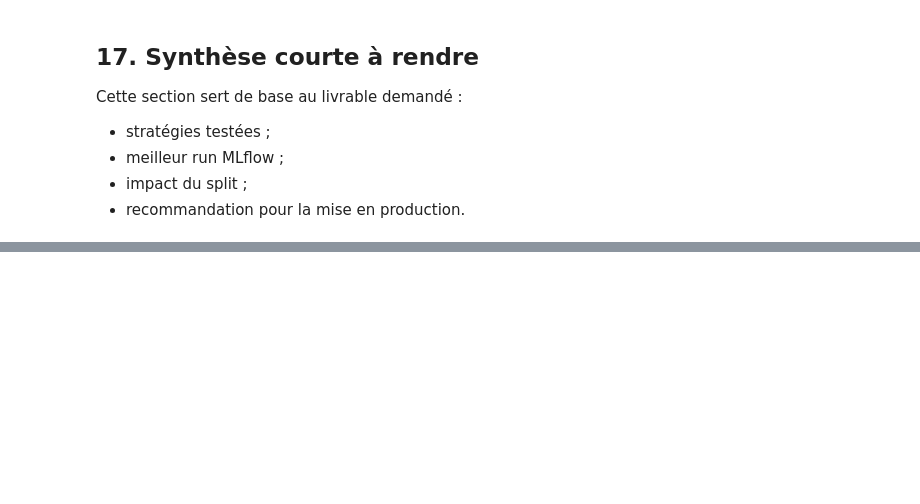
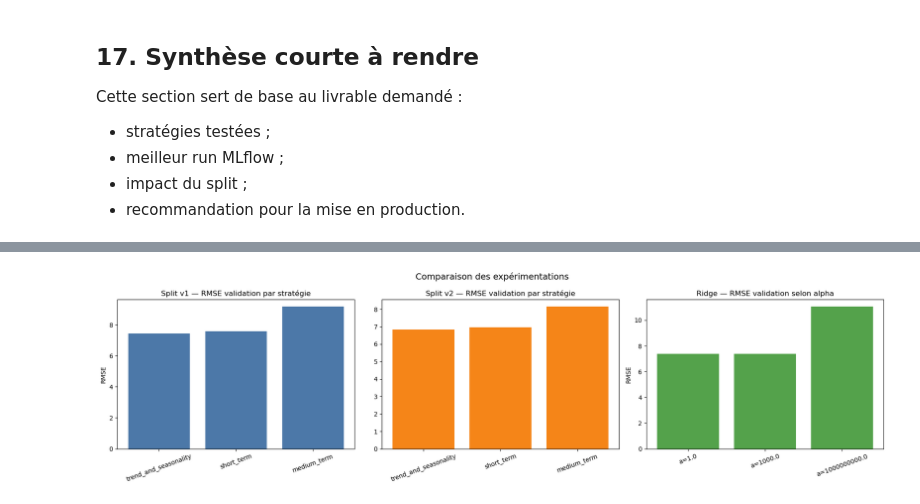
Before and after one commit to oxparade/jupyterlab, a Jupyter notebook: model_training_tp02.ipynb, the cells around one changed output, grey strips where cells are left out. Cells and saved outputs as stored; diff of their text form; code cells hidden in the pictures; blank space fills up the shorter version.

Commit message:
📊 Add TP02 temporal ML experiment comparison notebook

```diff
--- a/model_training_tp02.ipynb
+++ b/model_training_tp02.ipynb
@@ -849,0 +896,83 @@ display(Markdown(summary_md))
+# %%
+import matplotlib.pyplot as plt
+
+def _normalize_comparison_frame(frame):
+    frame = frame.copy()
+    if "strategy_name" not in frame.columns and "strategy" in frame.columns:
+        frame["strategy_name"] = frame["strategy"]
+    return frame
+
+def _get_runs_from_mlflow():
+    experiment = mlflow.get_experiment_by_name(MLFLOW_EXPERIMENT)
+    if experiment is None:
+        return None, None, None
+    runs = mlflow.search_runs([experiment.experiment_id])
+    if runs.empty:
+        return experiment, None, None
+
+    # Les colonnes `params.*` n'existent que si les runs ont bien loggé ces paramètres.
+    return experiment, runs, runs.columns.tolist()
+
+experiment, runs, columns = _get_runs_from_mlflow()
+
+# Priorité aux DataFrames déjà calculés dans le notebook, sinon on reconstruit depuis MLflow.
+can_use_memory = all(name in globals() for name in ["part1_df", "part2_df", "ridge_df"])
+
+if can_use_memory:
+    part1_plot = _normalize_comparison_frame(part1_df.sort_values("val_rmse"))
+    part2_plot = _normalize_comparison_frame(part2_df.sort_values("val_rmse"))
+    ridge_plot = ridge_df.sort_values("val_rmse").copy()
+elif runs is not None and {"params.model_type", "params.strategy_name", "metrics.val_rmse"}.issubset(set(columns)):
+    runs = runs[runs["params.strategy_name"].notna()].copy()
+    runs["val_rmse"] = runs["metrics.val_rmse"]
+    runs["val_mae"] = runs["metrics.val_mae"]
+    runs["split_strategy"] = runs["params.split_strategy"]
+    runs["strategy_name"] = runs["params.strategy_name"]
+    runs["model_type"] = runs["params.model_type"]
+
+    linear_runs = runs[runs["model_type"] == "linear_regression"].copy()
+    ridge_plot = runs[runs["model_type"] == "ridge"].copy()
+    part1_plot = linear_runs[linear_runs["split_strategy"].str.contains("2011-2012")].sort_values("val_rmse")
+    part2_plot = linear_runs[linear_runs["split_strategy"].str.contains("2013")].sort_values("val_rmse")
+else:
+    print("Aucun résultat exploitable encore. Exécuter d'abord les cellules d'entraînement pour générer les runs ou les DataFrames.")
+    part1_plot = part2_plot = ridge_plot = None
+
+if part1_plot is not None and part2_plot is not None and ridge_plot is not None:
+    fig, axes = plt.subplots(1, 3, figsize=(18, 5))
+
+    # 1) Comparaison des stratégies sur le split v1
+    axes[0].bar(part1_plot["strategy_name"], part1_plot["val_rmse"], color="#4C78A8")
+    axes[0].set_title("Split v1 — RMSE validation par stratégie")
+    axes[0].set_ylabel("RMSE")
+    axes[0].tick_params(axis="x", rotation=20)
+
+    # 2) Comparaison des stratégies sur le split v2
+    axes[1].bar(part2_plot["strategy_name"], part2_plot["val_rmse"], color="#F58518")
+    axes[1].set_title("Split v2 — RMSE validation par stratégie")
+    axes[1].tick_params(axis="x", rotation=20)
+
+    # 3) Ridge : effet de alpha
+    ridge_labels = []
+    for run_id in ridge_plot["run_id"]:
+        run = mlflow.get_run(run_id)
+        ridge_labels.append(f"a={run.data.params.get('alpha', '?')}")
+
+    axes[2].bar(ridge_labels, ridge_plot["val_rmse"], color="#54A24B")
+    axes[2].set_title("Ridge — RMSE validation selon alpha")
+    axes[2].set_ylabel("RMSE")
+    axes[2].tick_params(axis="x", rotation=20)
+
+    fig.suptitle("Comparaison des expérimentations", fontsize=14)
+    fig.tight_layout()
+
+    best_part1_run = part1_plot.iloc[0]
+    best_part2_run = part2_plot.iloc[0]
+    best_ridge_run = ridge_plot.iloc[0]
+    best_ridge_alpha = mlflow.get_run(best_ridge_run["run_id"]).data.params.get("alpha", "?")
+
+    print("Meilleurs runs :")
+    print("split v1 ->", best_part1_run["strategy_name"], "RMSE =", round(best_part1_run["val_rmse"], 4))
+    print("split v2 ->", best_part2_run["strategy_name"], "RMSE =", round(best_part2_run["val_rmse"], 4))
+    print("Ridge    -> alpha =", best_ridge_alpha, "RMSE =", round(best_ridge_run["val_rmse"], 4))
+# %% [output]
@@ -849,0 +983 @@ display(Markdown(summary_md))
+[figure, added]
```
Also changed, not shown: parts of 10 cells of this notebook.
